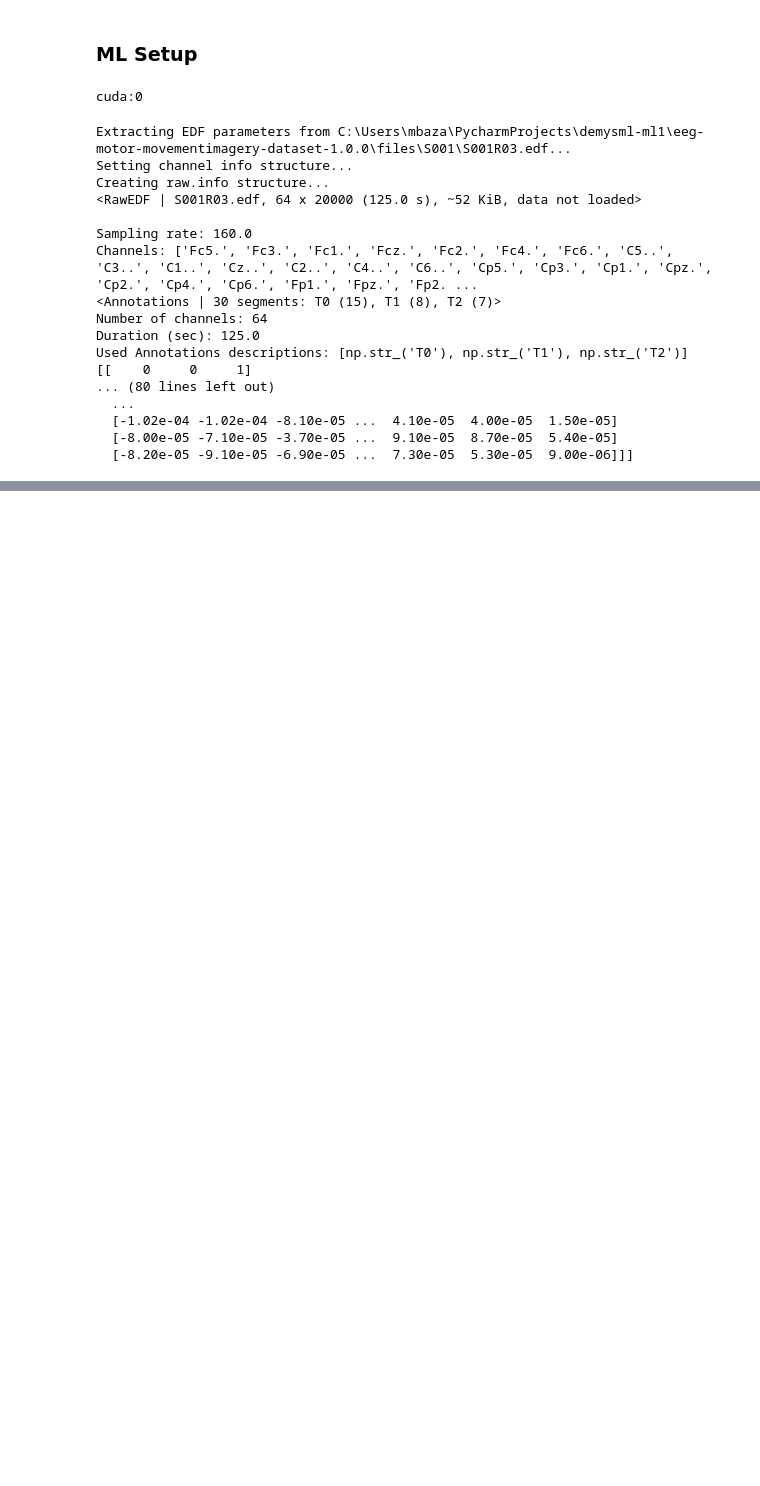
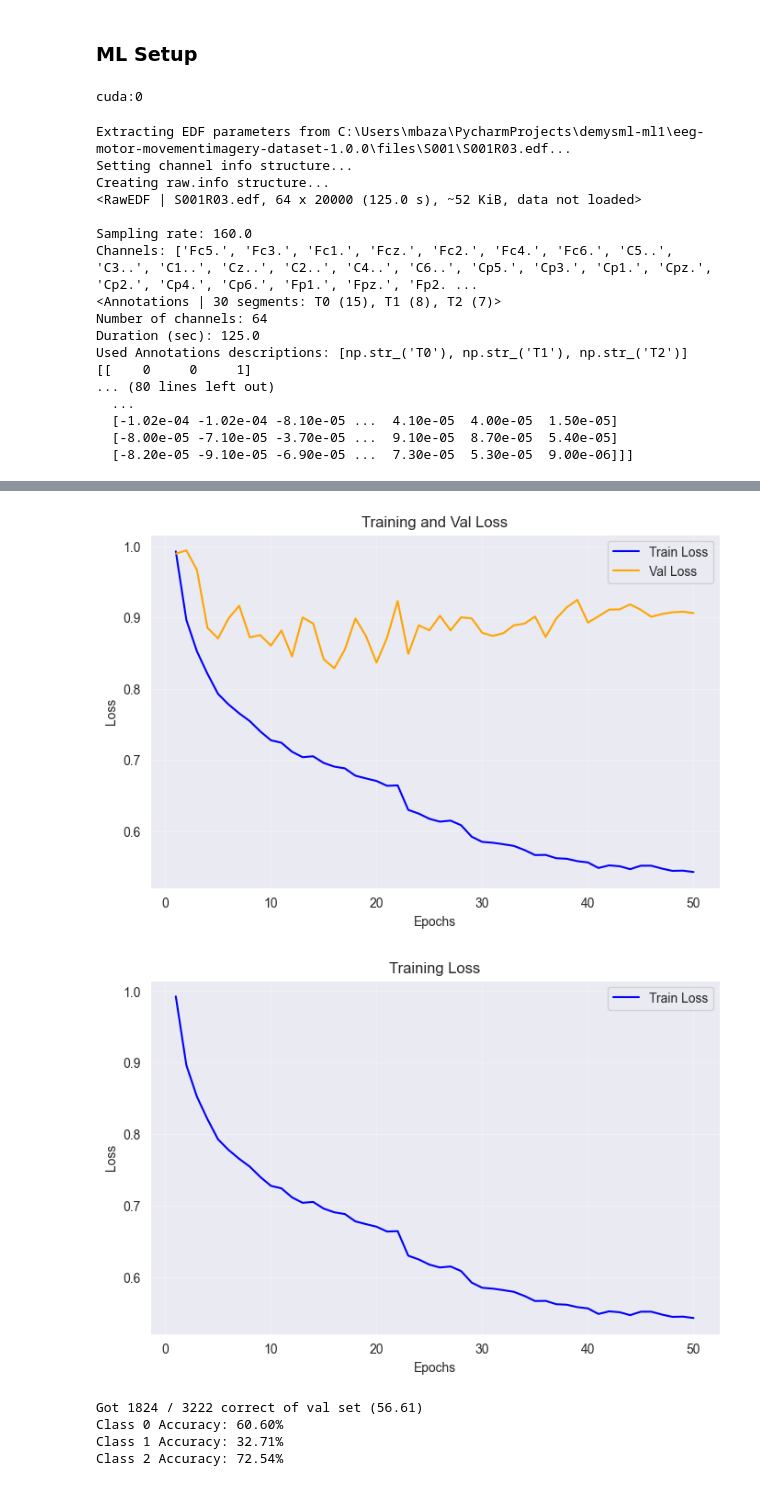
Before and after one commit to detterdfd16/demysml-ml1, a Jupyter notebook: main.ipynb, the cells around one changed output, grey strips where cells are left out. Saved outputs shown, nothing was run; the diff lists cells and outputs as text; code cells hidden in the pictures; blank space fills up the shorter version.

```diff
--- a/main.ipynb
+++ b/main.ipynb
@@ -540,0 +592,19 @@ Class 2 Accuracy: 60.08%
+# %%
+# model = EEGNet(nb_classes=3, in_channels=64).to(device)
+model = CNNLSTM2(nb_classes=3, in_channels=1).to(device)
+
+params = sum(p.numel() for p in model.parameters() if p.requires_grad)
+print(f"total num parameters: {params}")
+
+# check_accuracy(model, loader_test)
+
+# optimizer = torch.optim.Adamax(model.parameters(), lr=5e-5, weight_decay=1e-7)
+optimizer = torch.optim.Adam(model.parameters(), lr=2e-3, weight_decay=2e-4)
+# scheduler = torch.optim.lr_scheduler.StepLR(optimizer, step_size=5, gamma=0.5)
+scheduler = torch.optim.lr_scheduler.ReduceLROnPlateau(optimizer, mode='min', factor=0.5, patience=5)
+
+train_model(model, loader_train, optimizer=optimizer, scheduler=scheduler, epochs=50)
+
+check_accuracy(model, loader_test)
+
+torch.save(model.state_dict(), 'model-epoch50v5.pt')
@@ -540,0 +625,20 @@ Class 2 Accuracy: 60.08%
+# %%
+# model = EEGNet(nb_classes=3, in_channels=64).to(device)
+model = CNNLSTM(nb_classes=3, in_channels=1).to(device)
+
+params = sum(p.numel() for p in model.parameters() if p.requires_grad)
+print(f"total num parameters: {params}")
+
+# check_accuracy(model, loader_test)
+
+# optimizer = torch.optim.Adamax(model.parameters(), lr=5e-5, weight_decay=1e-7)
+optimizer = torch.optim.Adam(model.parameters(), lr=1e-3, weight_decay=1e-4)
+# scheduler = torch.optim.lr_scheduler.StepLR(optimizer, step_size=5, gamma=0.5)
+scheduler = torch.optim.lr_scheduler.ReduceLROnPlateau(optimizer, mode='min', factor=0.5, patience=5)
+
+train_model(model, loader_train, optimizer=optimizer, scheduler=scheduler, epochs=50)
+
+check_accuracy(model, loader_test)
+
+torch.save(model.state_dict(), 'model-epoch50v4.pt')
+# %% [output]
@@ -540,0 +662,6 @@ Class 2 Accuracy: 60.08%
+[figure, added]
+[figure, added]
+Got 1824 / 3222 correct of val set (56.61)
+Class 0 Accuracy: 60.60%
+Class 1 Accuracy: 32.71%
+Class 2 Accuracy: 72.54%
```
Also changed, not shown: parts of 6 cells of this notebook.
